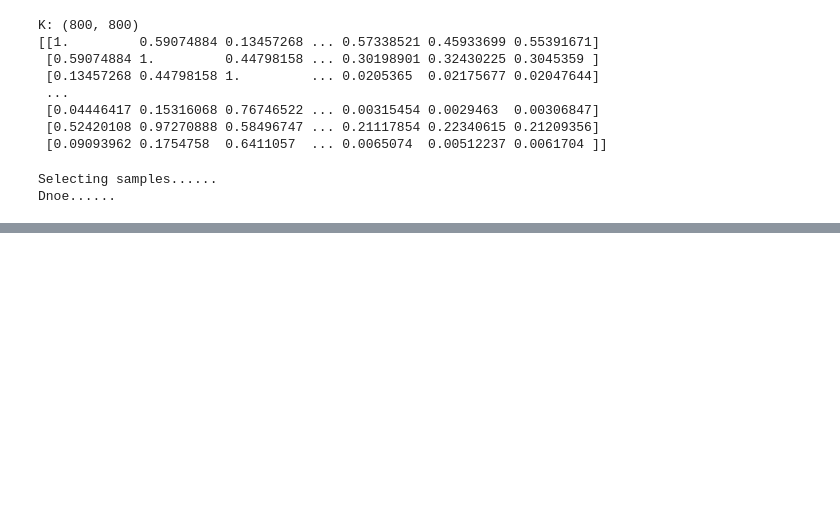
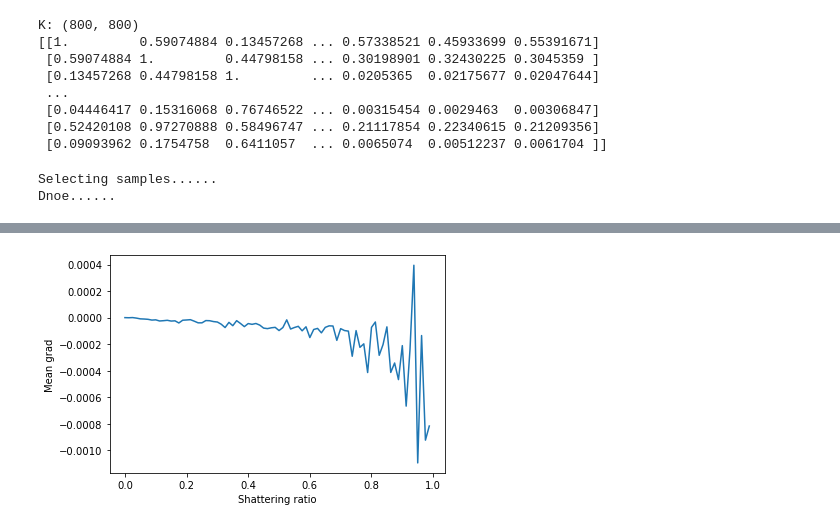
Before and after one commit to carmelocs/Shattering-Distribution-for-Active-Learning, a Jupyter notebook: python/mmd.ipynb, the cells around one changed output, grey strips where cells are left out. Cells and saved outputs as stored; diff of their text form; code cells hidden in the pictures; blank space fills up the shorter version.

```diff
--- a/python/mmd.ipynb
+++ b/python/mmd.ipynb
@@ -239,0 +195,14 @@ plt.show()
+# %%
+for i in range(len(mmd_scores)):
+    mmd_scores[i].backward()
+# %%
+grad = []
+for i in range(len(X)):
+    grad.append(X[i].grad)
+# %%
+plt.plot(shattering_ratio, grad)
+plt.xlabel('Shattering ratio')
+plt.ylabel('Mean grad')
+plt.show()
+# %% [output]
+[figure, added]
```
Also changed, not shown: parts of 12 cells of this notebook.
